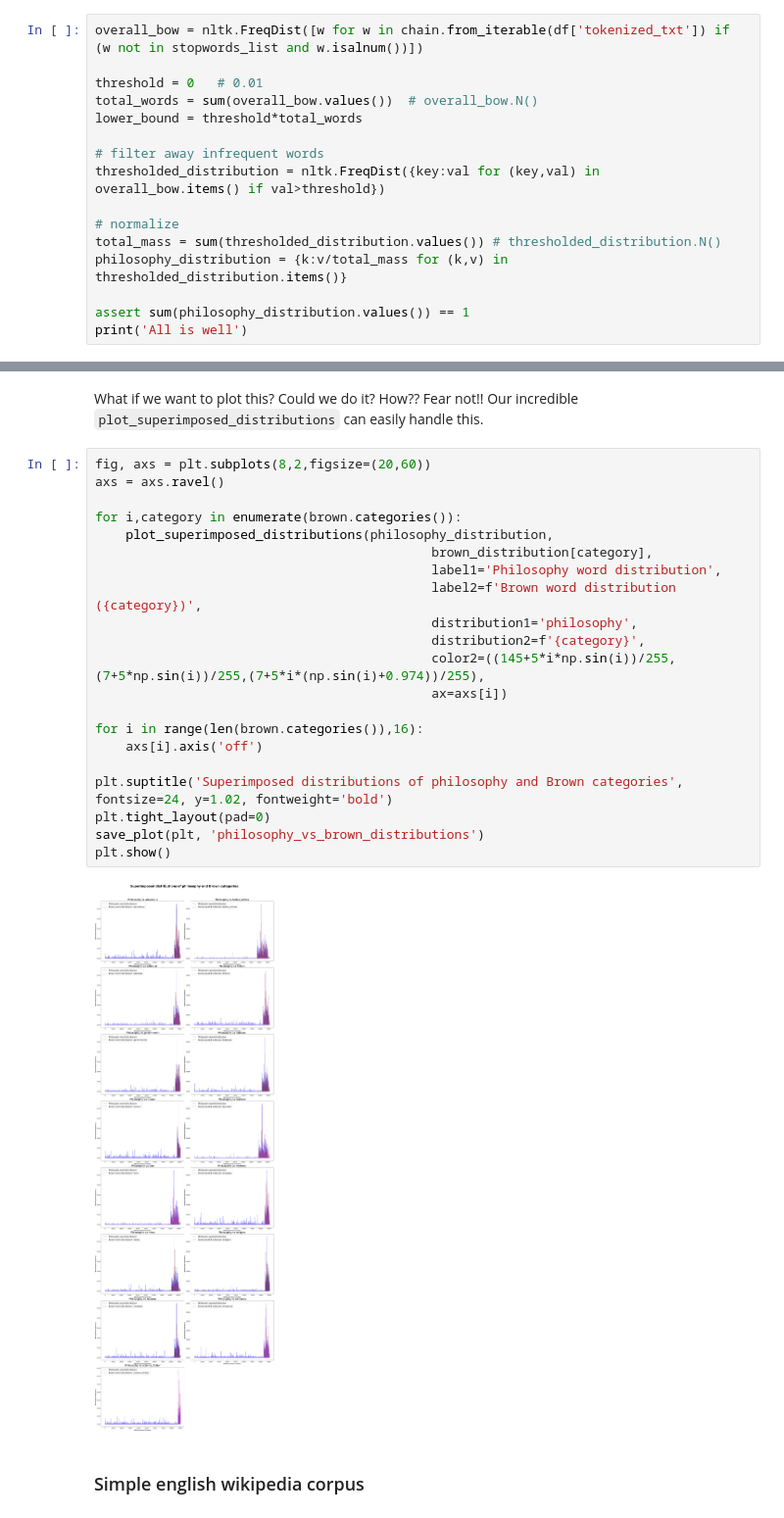
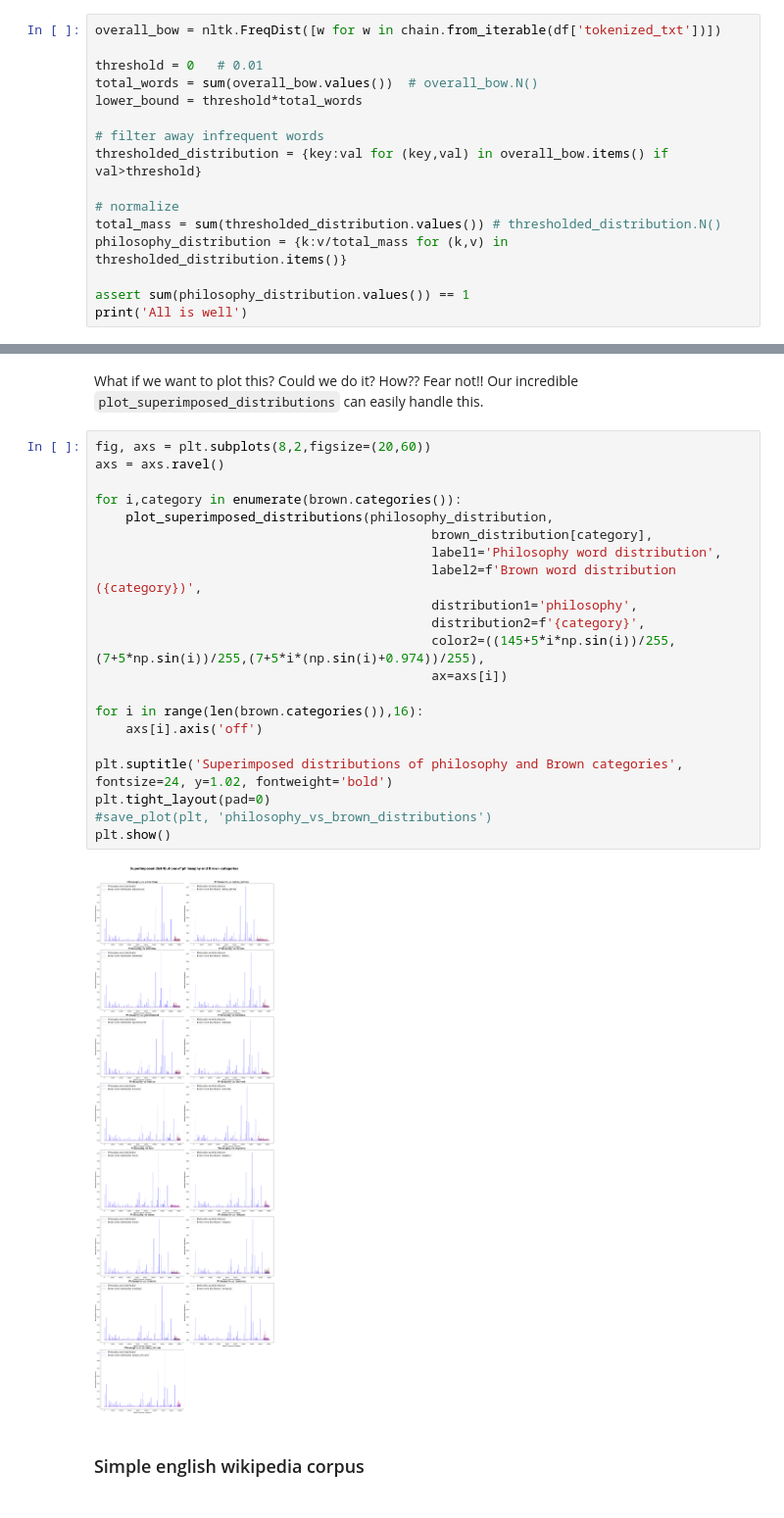
Before and after one commit to giordanoscerra/ProjectAthena, a Jupyter notebook: Exploration/contrastive_analysis.ipynb, the cells around one changed output, grey strips where cells are left out. Shown at 98% size. Cells and saved outputs as stored; diff of their text form.

```diff
--- a/Exploration/contrastive_analysis.ipynb
+++ b/Exploration/contrastive_analysis.ipynb
@@ -184,12 +210,12 @@ Let's also get the word distribution for the whole dataset.
 # %%
-overall_bow = nltk.FreqDist([w for w in chain.from_iterable(df['tokenized_txt']) if (w not in stopwords_list and w.isalnum())])
+overall_bow = nltk.FreqDist([w for w in chain.from_iterable(df['tokenized_txt'])])
 
 threshold = 0   # 0.01
 total_words = sum(overall_bow.values())  # overall_bow.N()
 lower_bound = threshold*total_words
 
 # filter away infrequent words
-thresholded_distribution = nltk.FreqDist({key:val for (key,val) in overall_bow.items() if val>threshold})
+thresholded_distribution = {key:val for (key,val) in overall_bow.items() if val>threshold}
 
 # normalize
 total_mass = sum(thresholded_distribution.values()) # thresholded_distribution.N()
@@ -488,26 +514,26 @@ What if we want to plot this? Could we do it? How?? Fear not!! Our incredible `p
 # %%
 fig, axs = plt.subplots(8,2,figsize=(20,60))
 axs = axs.ravel()
 
 for i,category in enumerate(brown.categories()):
     plot_superimposed_distributions(philosophy_distribution,
                                             brown_distribution[category],
                                             label1='Philosophy word distribution',
                                             label2=f'Brown word distribution ({category})',
                                             distribution1='philosophy',
                                             distribution2=f'{category}',
                                             color2=((145+5*i*np.sin(i))/255,(7+5*np.sin(i))/255,(7+5*i*(np.sin(i)+0.974))/255),
                                             ax=axs[i])
 
 for i in range(len(brown.categories()),16):
     axs[i].axis('off')
 
 plt.suptitle('Superimposed distributions of philosophy and Brown categories', fontsize=24, y=1.02, fontweight='bold')
 plt.tight_layout(pad=0)
-save_plot(plt, 'philosophy_vs_brown_distributions')
+#save_plot(plt, 'philosophy_vs_brown_distributions')
 plt.show()
 # %% [output]
-[figure, old version]
+[figure, new version]
 # %% [markdown]
 ### Simple english wikipedia corpus
 # %% [markdown]
```
Also changed, not shown: parts of 20 cells of this notebook, 3 other files.
